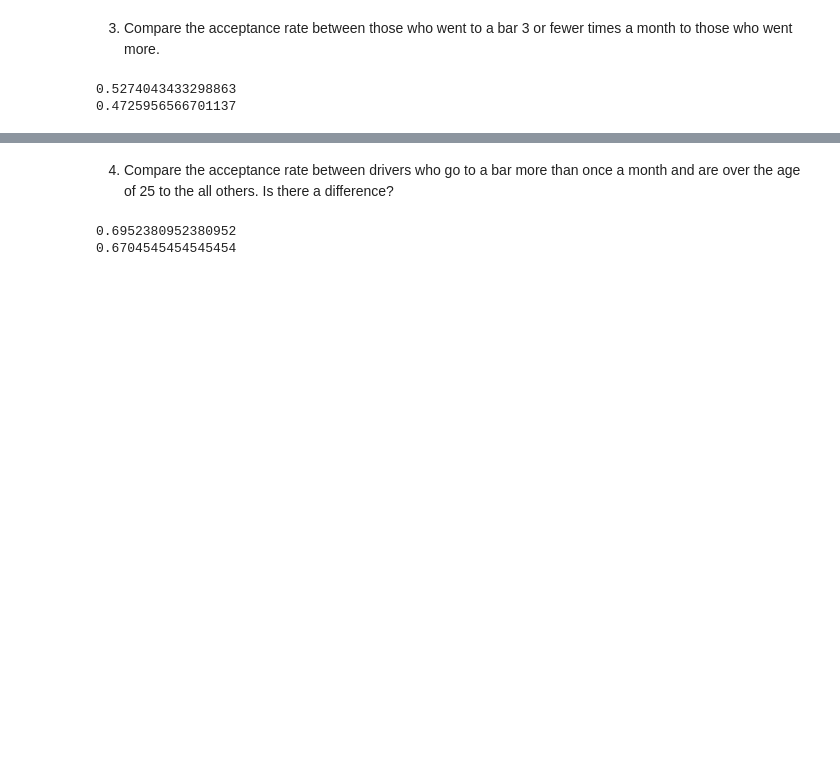
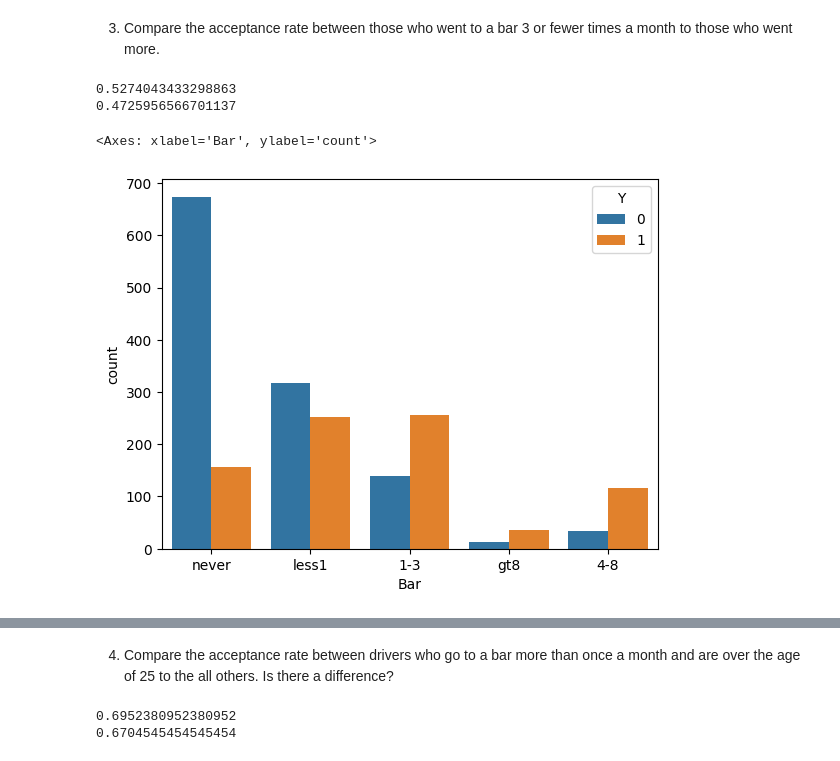
Before and after one commit to SenorMega/CouponAcceptanceTrends, a Jupyter notebook: prompt.ipynb, the cells around one changed output, grey strips where cells are left out. Drawn from its saved outputs; the diff is of its cells as text; code cells hidden in the pictures; blank space fills up the shorter version.

```diff
--- a/prompt.ipynb
+++ b/prompt.ipynb
@@ -263,3 +290,10 @@ print(more_than_three_acceptance_rate)
 # %% [output]
 0.5274043433298863
 0.4725956566701137
+# %%
+# Bar coupon acceptance rates by number of times they visited a bar per month, counts
+
+sns.countplot(x="Bar", data=bar_coupons_only_filter(data), hue="Y")
+# %% [output]
+<Axes: xlabel='Bar', ylabel='count'>
+[figure, added]
```
Also changed, not shown: parts of 55 cells of this notebook.
